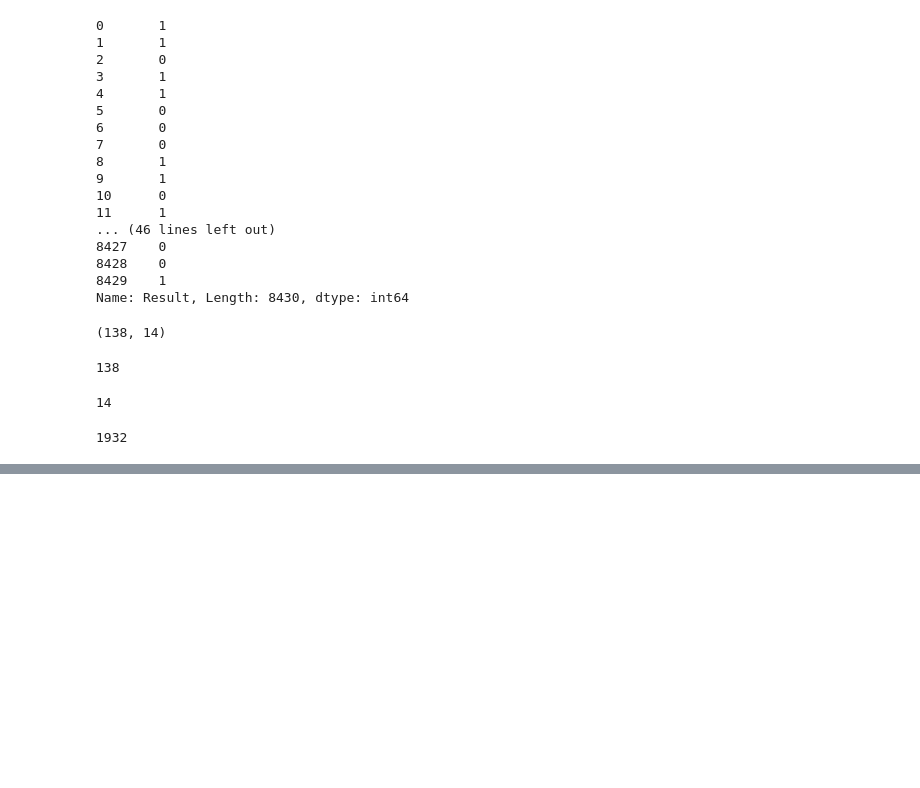
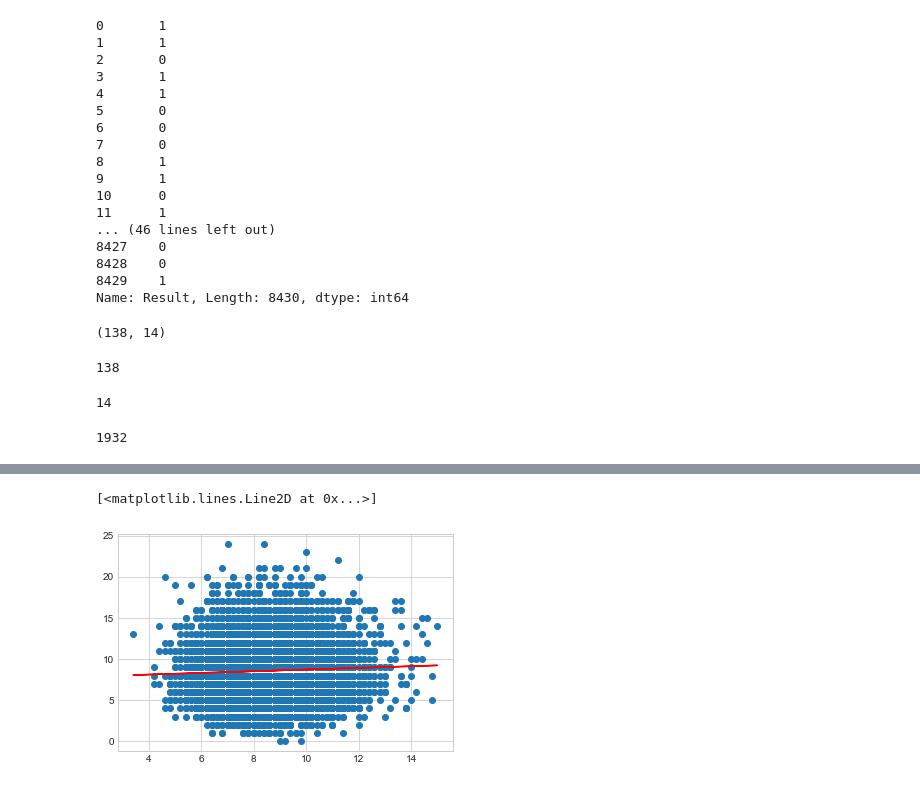
Before and after one commit to takguchi/NPB-match-prediction, a Jupyter notebook: hits_count_prediction.ipynb, the cells around one changed output, grey strips where cells are left out. Cells and saved outputs as stored; diff of their text form; code cells hidden in the pictures; blank space fills up the shorter version.

```diff
--- a/hits_count_prediction.ipynb
+++ b/hits_count_prediction.ipynb
@@ -154,0 +176,9 @@ plt.plot(df_Bs_2018['Hits'])
+# %%
+df_all = pd.DataFrame(index=[],columns=[])
+df = pd.DataFrame({"today" : df_Bs_2018["Hits"],
+                              "-1" : df_Bs_2018["Hits"].shift(1),
+                              "-2" : df_Bs_2018["Hits"].shift(2),
+                              "-3" : df_Bs_2018["Hits"].shift(3),
+                              "-4" : df_Bs_2018["Hits"].shift(4),
+                              "-5" : df_Bs_2018["Hits"].shift(5)})
+df_all = pd.concat([df_all,df],ignore_index=True)
@@ -154,0 +206,11 @@ plt.plot(df_Bs_2018['Hits'])
+# %%
+# 指定されたチーム・年度のDataFrameを作成する関数
+def make_df_team_year(team, year):
+    FILENEME_TEMPLATE = "csv/{y}/{y}_{t}_match_results.csv"
+
+    # csvファイルの内容をDataFrameに格納
+    df = pd.DataFrame(index=[], columns=[])
+    df = pd.read_csv(FILENEME_TEMPLATE.format(y=year, t=team),
+                              sep=",", names=col_header, usecols=col_num)
+
+    return df
@@ -154,0 +244,3 @@ plt.plot(df_Bs_2018['Hits'])
+# %%
+df_hits_count = make_df_hits_count()
+df_hits_count.shape
@@ -154,0 +273,10 @@ plt.plot(df_Bs_2018['Hits'])
+# %%
+X = df_hits_count.past_5games_mean
+Y = df_hits_count.today
+
+
+# Xを[X 1]の形にする
+X = np.array([[value, 1] for value in X],dtype=float)
+
+# 最小二乗法の計算を実行
+a, b = np.linalg.lstsq(X, Y)[0]
@@ -154,0 +286,10 @@ plt.plot(df_Bs_2018['Hits'])
+# %%
+# 元のデータをプロット
+plt.plot(df_hits_count.past_5games_mean, df_hits_count.today, 'o')
+
+#求めた回帰直線を描く
+x = df_hits_count.past_5games_mean
+plt.plot(x, a*x+b, 'r')
+# %% [output]
+[<matplotlib.lines.Line2D at 0x...>]
+[figure, added]
```
Also changed, not shown: parts of 19 cells of this notebook.
